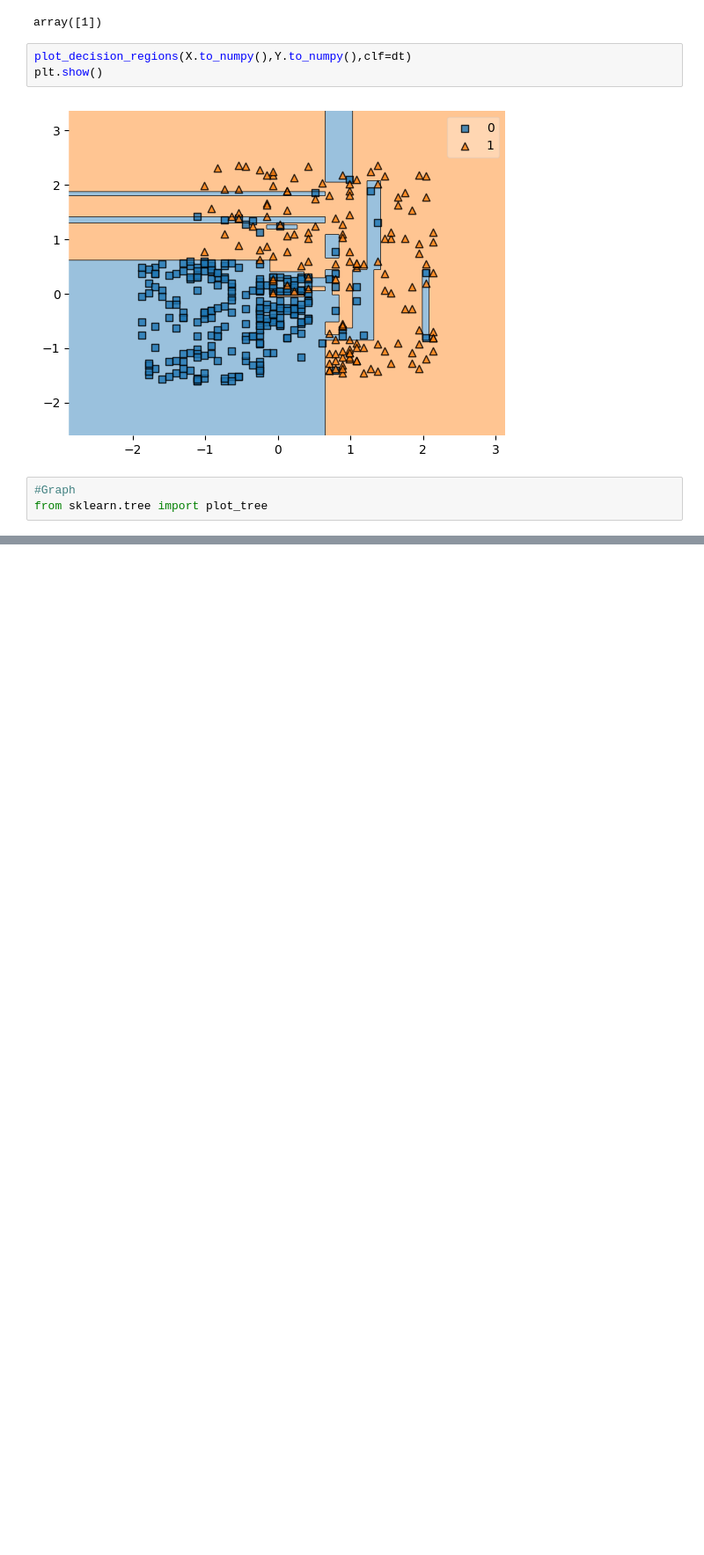
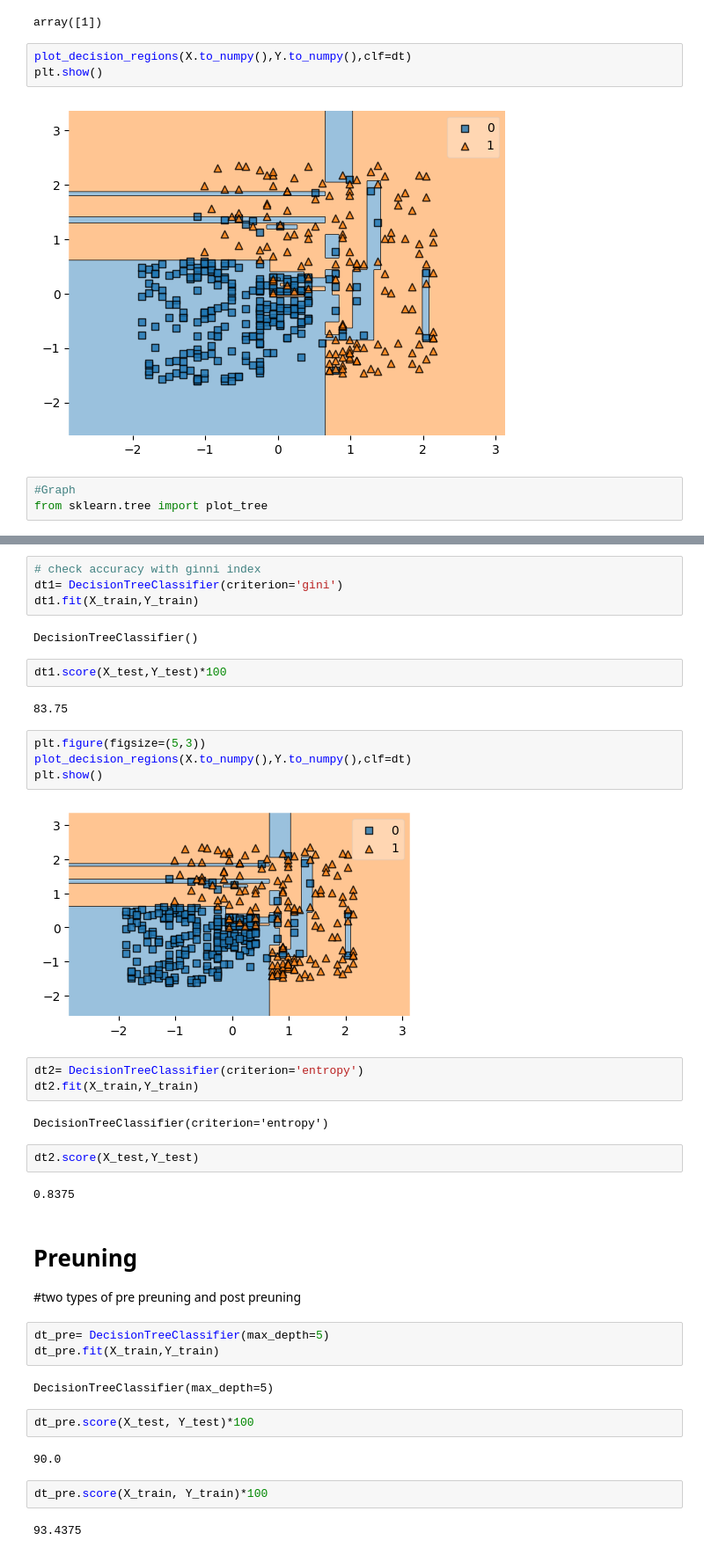
Before and after one commit to UtkarshaChoudhary/ML-Algorithms, a Jupyter notebook: Decision Tree.ipynb, the cells around one changed output, grey strips where cells are left out. Shown at 88% size. Saved outputs shown, nothing was run; the diff lists cells and outputs as text; blank space fills up the shorter version.

```diff
--- a/Decision Tree.ipynb
+++ b/Decision Tree.ipynb
@@ -158,0 +166,42 @@ plt.show()
+# %%
+# check accuracy with ginni index
+dt1= DecisionTreeClassifier(criterion='gini')
+dt1.fit(X_train,Y_train)
+# %% [output]
+DecisionTreeClassifier()
+# %%
+dt1.score(X_test,Y_test)*100
+# %% [output]
+83.75
+# %%
+plt.figure(figsize=(5,3))
+plot_decision_regions(X.to_numpy(),Y.to_numpy(),clf=dt)
+plt.show()
+# %% [output]
+[figure, added]
+# %%
+dt2= DecisionTreeClassifier(criterion='entropy')
+dt2.fit(X_train,Y_train)
+# %% [output]
+DecisionTreeClassifier(criterion='entropy')
+# %%
+dt2.score(X_test,Y_test)
+# %% [output]
+0.8375
+# %% [markdown]
+# Preuning
+
+#two types of pre preuning and post preuning
+# %%
+dt_pre= DecisionTreeClassifier(max_depth=5)
+dt_pre.fit(X_train,Y_train)
+# %% [output]
+DecisionTreeClassifier(max_depth=5)
+# %%
+dt_pre.score(X_test, Y_test)*100
+# %% [output]
+90.0
+# %%
+dt_pre.score(X_train, Y_train)*100
+# %% [output]
+93.4375
```
Also changed, not shown: parts of 12 cells of this notebook.
